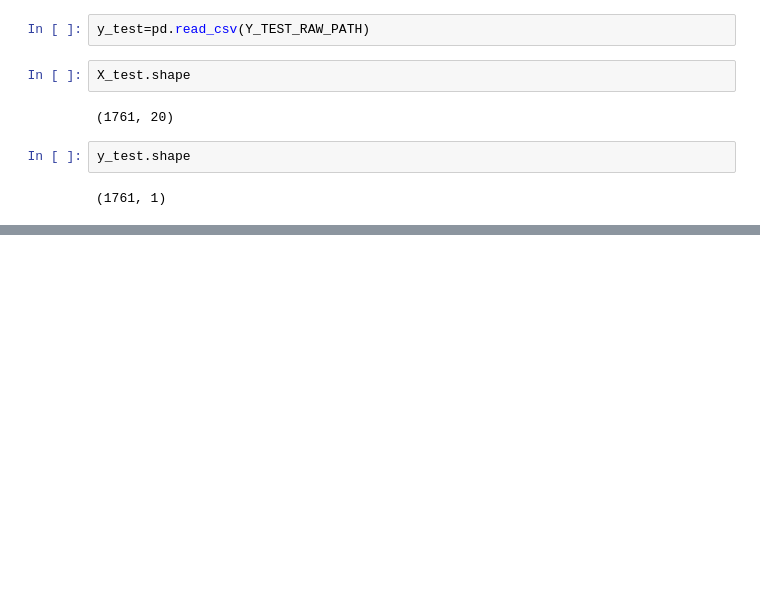
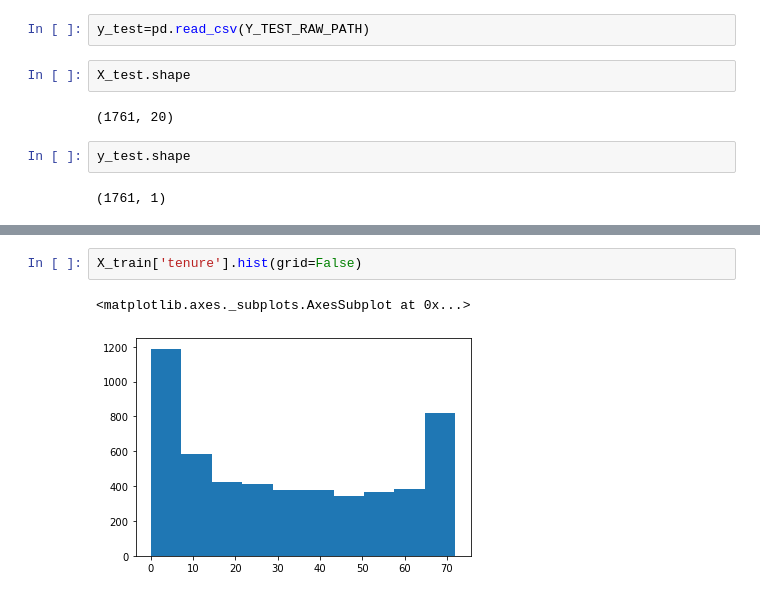
Before and after one commit to daanishrasheed/churn-model, a Jupyter notebook: notebooks/01. Initial Exploratory Data Analysis (EDA).ipynb, the cells around one changed output, grey strips where cells are left out. Drawn from its saved outputs; the diff is of its cells as text; blank space fills up the shorter version.

```diff
--- a/notebooks/01. Initial Exploratory Data Analysis (EDA).ipynb
+++ b/notebooks/01. Initial Exploratory Data Analysis (EDA).ipynb
@@ -176,0 +206,5 @@ y_test.shape
+# %%
+X_train['tenure'].hist(grid=False)
+# %% [output]
+<matplotlib.axes._subplots.AxesSubplot at 0x...>
+[figure, added]
```
Also changed, not shown: parts of 17 cells of this notebook, 2 other files.
